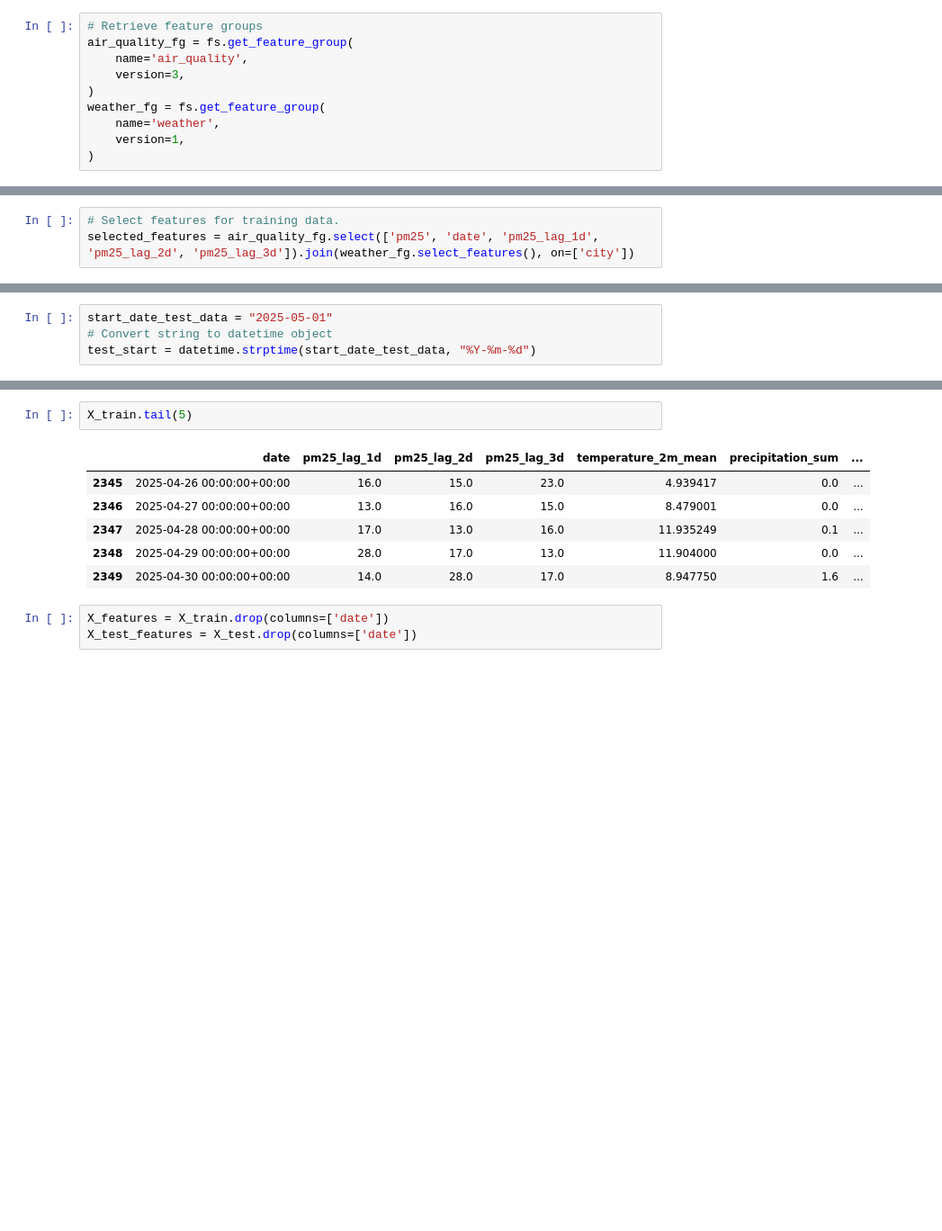
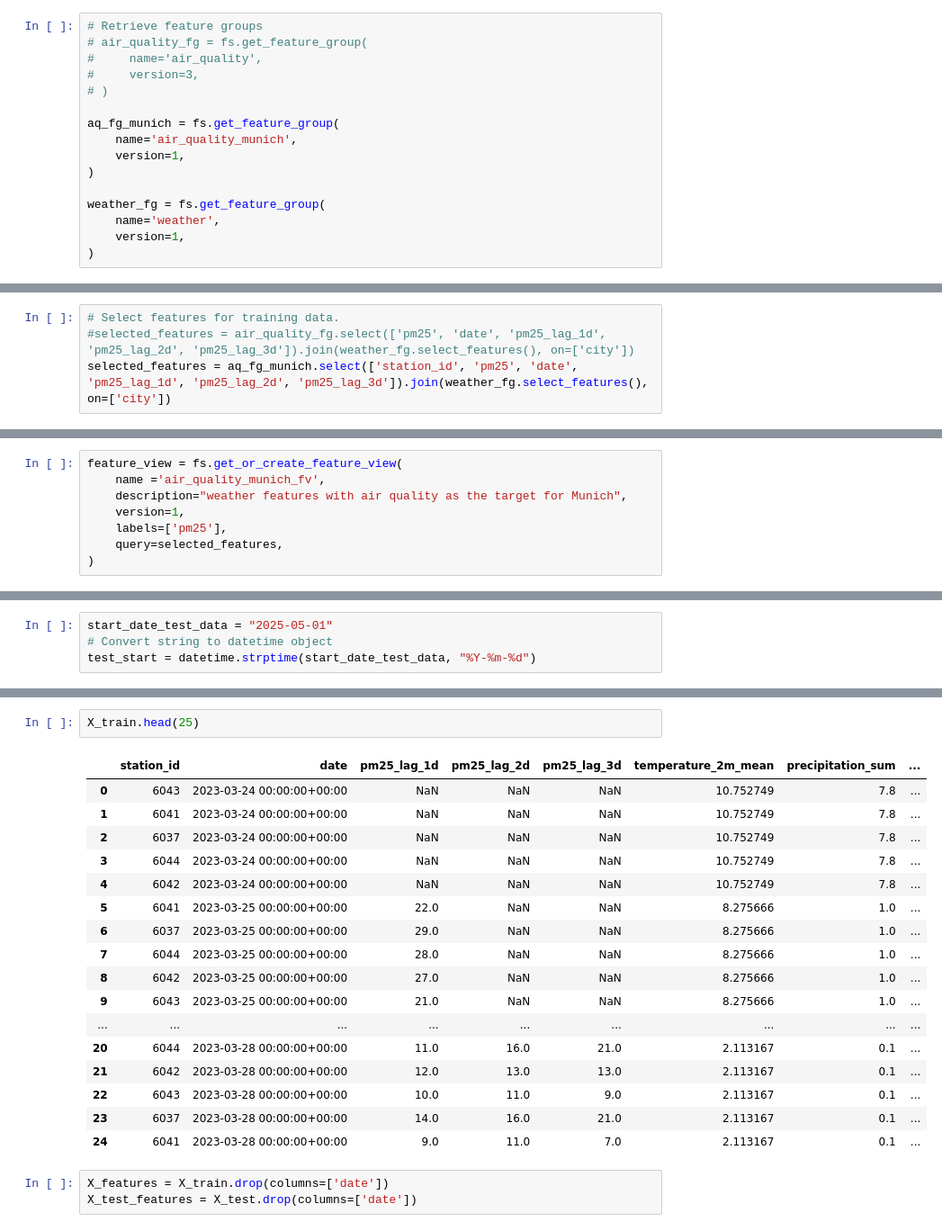
Before and after one commit to Fredrikstrm/mlfs-book, a Jupyter notebook: notebooks/airquality/3_air_quality_training_pipeline.ipynb, the cells around one changed output, grey strips where cells are left out. Shown at 90% size. Saved outputs shown, nothing was run; the diff lists cells and outputs as text; blank space fills up the shorter version.

```diff
--- a/notebooks/airquality/3_air_quality_training_pipeline.ipynb
+++ b/notebooks/airquality/3_air_quality_training_pipeline.ipynb
@@ -94,10 +94,16 @@ Connection closed.
 Logged in to project, explore it here https://c.app.hopsworks.ai:443/p/1286301
 # %%
 # Retrieve feature groups
-air_quality_fg = fs.get_feature_group(
-    name='air_quality',
-    version=3,
+# air_quality_fg = fs.get_feature_group(
+#     name='air_quality',
+#     version=3,
+# )
+
+aq_fg_munich = fs.get_feature_group(
+    name='air_quality_munich',
+    version=1,
 )
+
 weather_fg = fs.get_feature_group(
     name='weather',
     version=1,
@@ -111,4 +117,5 @@ weather_fg = fs.get_feature_group(
 # %%
 # Select features for training data.
-selected_features = air_quality_fg.select(['pm25', 'date', 'pm25_lag_1d', 'pm25_lag_2d', 'pm25_lag_3d']).join(weather_fg.select_features(), on=['city'])
+#selected_features = air_quality_fg.select(['pm25', 'date', 'pm25_lag_1d', 'pm25_lag_2d', 'pm25_lag_3d']).join(weather_fg.select_features(), on=['city'])
+selected_features = aq_fg_munich.select(['station_id', 'pm25', 'date', 'pm25_lag_1d', 'pm25_lag_2d', 'pm25_lag_3d']).join(weather_fg.select_features(), on=['city'])
 # %% [output]
@@ -141,6 +148,14 @@ feature_view = fs.get_or_create_feature_view(
     labels=['pm25'],
     query=selected_features,
 )
+# %%
+feature_view = fs.get_or_create_feature_view(
+    name ='air_quality_munich_fv',
+    description="weather features with air quality as the target for Munich",
+    version=1,
+    labels=['pm25'],
+    query=selected_features,
+)
 # %% [markdown]
 ## <span style="color:#ff5f27;">🪝 Split the training data into train/test data sets </span>
 
@@ -158,12 +203,23 @@ Finished: Reading data from Hopsworks, using Hopsworks Feature Query Service (2.
 # %%
-X_train.tail(5)
+X_train.head(25)
 # %% [output]
-|  | date | pm25_lag_1d | pm25_lag_2d | pm25_lag_3d | temperature_2m_mean | precipitation_sum | ... |
-| 2345 | 2025-04-26 00:00:00+00:00 | 16.0 | 15.0 | 23.0 | 4.939417 | 0.0 | ... |
-| 2346 | 2025-04-27 00:00:00+00:00 | 13.0 | 16.0 | 15.0 | 8.479001 | 0.0 | ... |
-| 2347 | 2025-04-28 00:00:00+00:00 | 17.0 | 13.0 | 16.0 | 11.935249 | 0.1 | ... |
-| 2348 | 2025-04-29 00:00:00+00:00 | 28.0 | 17.0 | 13.0 | 11.904000 | 0.0 | ... |
-| 2349 | 2025-04-30 00:00:00+00:00 | 14.0 | 28.0 | 17.0 | 8.947750 | 1.6 | ... |
+|  | station_id | date | pm25_lag_1d | pm25_lag_2d | pm25_lag_3d | temperature_2m_mean | precipitation_sum | ... |
+| 0 | 6043 | 2023-03-24 00:00:00+00:00 | NaN | NaN | NaN | 10.752749 | 7.8 | ... |
+| 1 | 6041 | 2023-03-24 00:00:00+00:00 | NaN | NaN | NaN | 10.752749 | 7.8 | ... |
+| 2 | 6037 | 2023-03-24 00:00:00+00:00 | NaN | NaN | NaN | 10.752749 | 7.8 | ... |
+| 3 | 6044 | 2023-03-24 00:00:00+00:00 | NaN | NaN | NaN | 10.752749 | 7.8 | ... |
+| 4 | 6042 | 2023-03-24 00:00:00+00:00 | NaN | NaN | NaN | 10.752749 | 7.8 | ... |
+| 5 | 6041 | 2023-03-25 00:00:00+00:00 | 22.0 | NaN | NaN | 8.275666 | 1.0 | ... |
+| 6 | 6037 | 2023-03-25 00:00:00+00:00 | 29.0 | NaN | NaN | 8.275666 | 1.0 | ... |
+| 7 | 6044 | 2023-03-25 00:00:00+00:00 | 28.0 | NaN | NaN | 8.275666 | 1.0 | ... |
+| 8 | 6042 | 2023-03-25 00:00:00+00:00 | 27.0 | NaN | NaN | 8.275666 | 1.0 | ... |
+| 9 | 6043 | 2023-03-25 00:00:00+00:00 | 21.0 | NaN | NaN | 8.275666 | 1.0 | ... |
+| ... | ... | ... | ... | ... | ... | ... | ... | ... |
+| 20 | 6044 | 2023-03-28 00:00:00+00:00 | 11.0 | 16.0 | 21.0 | 2.113167 | 0.1 | ... |
+| 21 | 6042 | 2023-03-28 00:00:00+00:00 | 12.0 | 13.0 | 13.0 | 2.113167 | 0.1 | ... |
+| 22 | 6043 | 2023-03-28 00:00:00+00:00 | 10.0 | 11.0 | 9.0 | 2.113167 | 0.1 | ... |
+| 23 | 6037 | 2023-03-28 00:00:00+00:00 | 14.0 | 16.0 | 21.0 | 2.113167 | 0.1 | ... |
+| 24 | 6041 | 2023-03-28 00:00:00+00:00 | 9.0 | 11.0 | 7.0 | 2.113167 | 0.1 | ... |
 # %%
 X_features = X_train.drop(columns=['date'])
 X_test_features = X_test.drop(columns=['date'])
```
Also changed, not shown: parts of 22 cells of this notebook, 29 other files.
